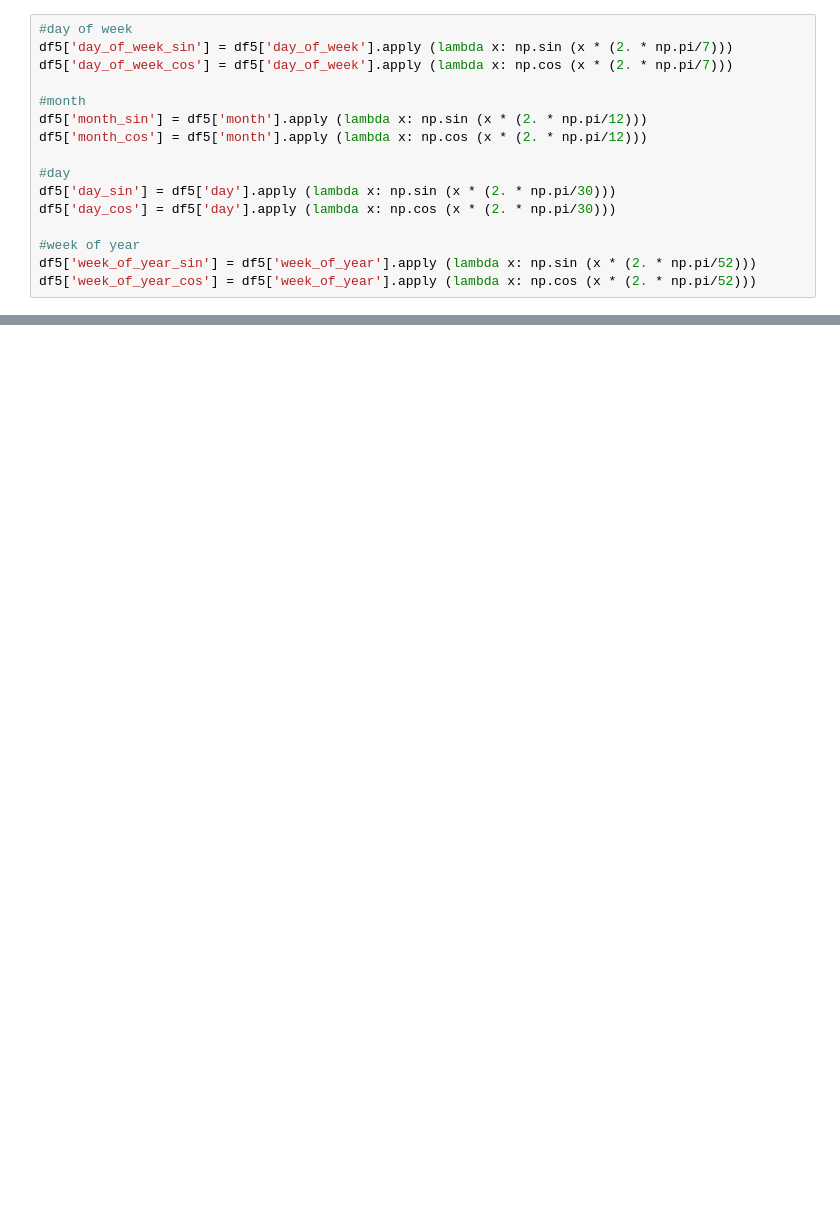
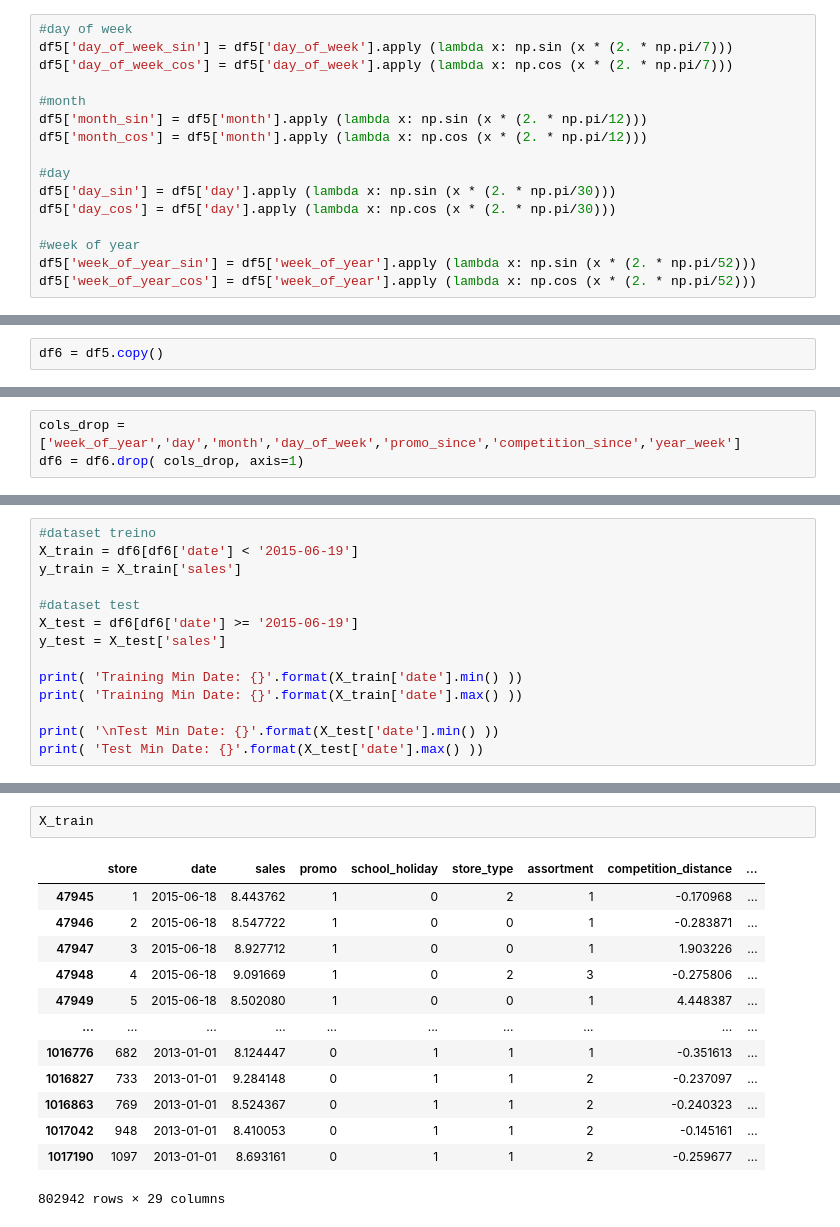
Before and after one commit to castrien/ds_em_producao, a Jupyter notebook: m04_v01_ds_em_producao.ipynb, the cells around one changed output, grey strips where cells are left out. Saved outputs shown, nothing was run; the diff lists cells and outputs as text; blank space fills up the shorter version.

```diff
--- a/m04_v01_ds_em_producao.ipynb
+++ b/m04_v01_ds_em_producao.ipynb
@@ -795,0 +813,2 @@ df5.head(10)
+# %%
+df6 = df5.copy()
@@ -795,0 +817,3 @@ df5.head(10)
+# %%
+cols_drop = ['week_of_year','day','month','day_of_week','promo_since','competition_since','year_week']
+df6 = df6.drop( cols_drop, axis=1)
@@ -795,0 +824,14 @@ df5.head(10)
+# %%
+#dataset treino
+X_train = df6[df6['date'] < '2015-06-19']
+y_train = X_train['sales']
+
+#dataset test
+X_test = df6[df6['date'] >= '2015-06-19']
+y_test = X_test['sales']
+
+print( 'Training Min Date: {}'.format(X_train['date'].min() ))
+print( 'Training Min Date: {}'.format(X_train['date'].max() ))
+
+print( '\nTest Min Date: {}'.format(X_test['date'].min() ))
+print( 'Test Min Date: {}'.format(X_test['date'].max() ))
@@ -795,0 +844,16 @@ df5.head(10)
+# %%
+X_train
+# %% [output]
+|  | store | date | sales | promo | school_holiday | store_type | assortment | competition_distance | ... |
+| 47945 | 1 | 2015-06-18 | 8.443762 | 1 | 0 | 2 | 1 | -0.170968 | ... |
+| 47946 | 2 | 2015-06-18 | 8.547722 | 1 | 0 | 0 | 1 | -0.283871 | ... |
+| 47947 | 3 | 2015-06-18 | 8.927712 | 1 | 0 | 0 | 1 | 1.903226 | ... |
+| 47948 | 4 | 2015-06-18 | 9.091669 | 1 | 0 | 2 | 3 | -0.275806 | ... |
+| 47949 | 5 | 2015-06-18 | 8.502080 | 1 | 0 | 0 | 1 | 4.448387 | ... |
+| ... | ... | ... | ... | ... | ... | ... | ... | ... | ... |
+| 1016776 | 682 | 2013-01-01 | 8.124447 | 0 | 1 | 1 | 1 | -0.351613 | ... |
+| 1016827 | 733 | 2013-01-01 | 9.284148 | 0 | 1 | 1 | 2 | -0.237097 | ... |
+| 1016863 | 769 | 2013-01-01 | 8.524367 | 0 | 1 | 1 | 2 | -0.240323 | ... |
+| 1017042 | 948 | 2013-01-01 | 8.410053 | 0 | 1 | 1 | 2 | -0.145161 | ... |
+| 1017190 | 1097 | 2013-01-01 | 8.693161 | 0 | 1 | 1 | 2 | -0.259677 | ... |
+802942 rows × 29 columns
```
Also changed, not shown: parts of 21 cells of this notebook.
